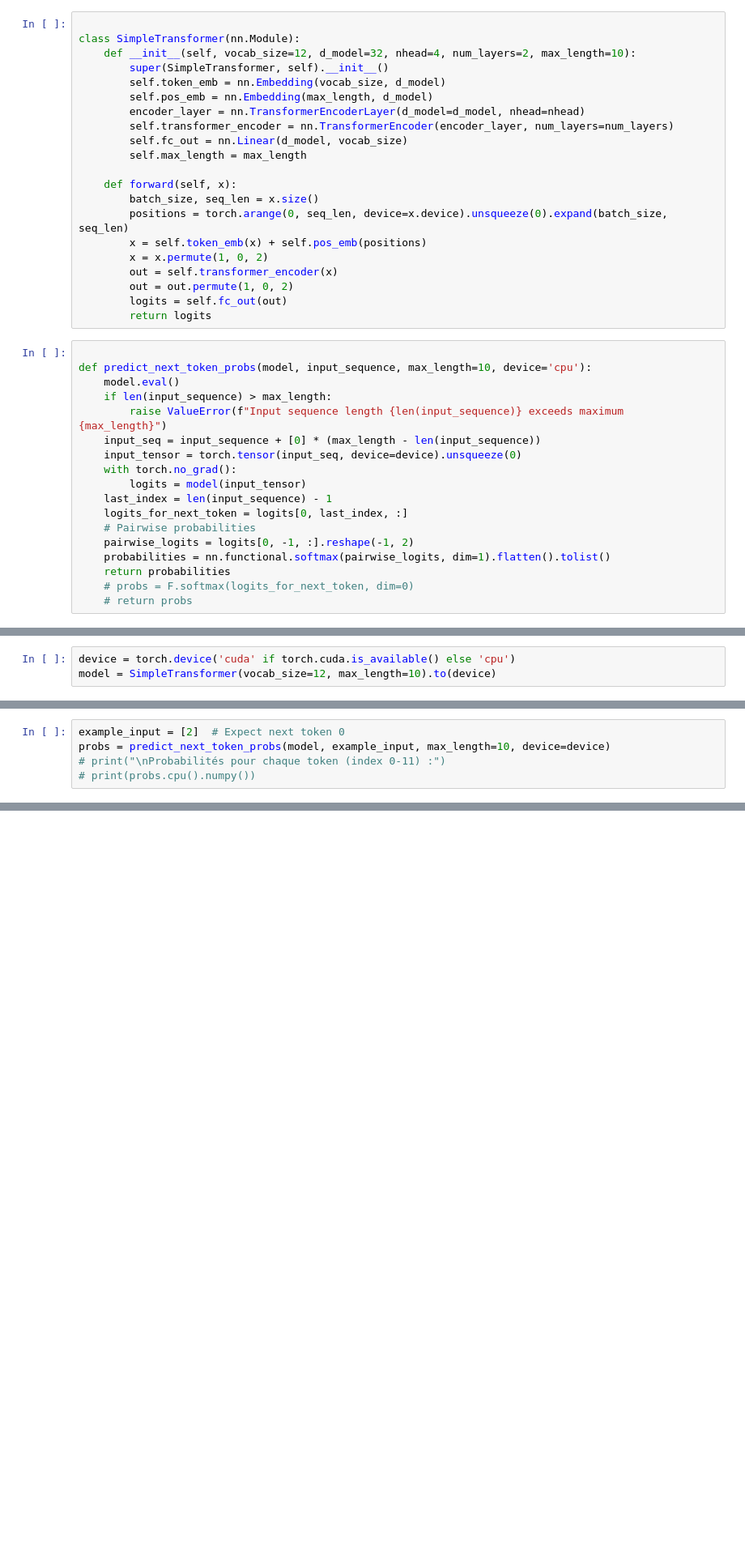
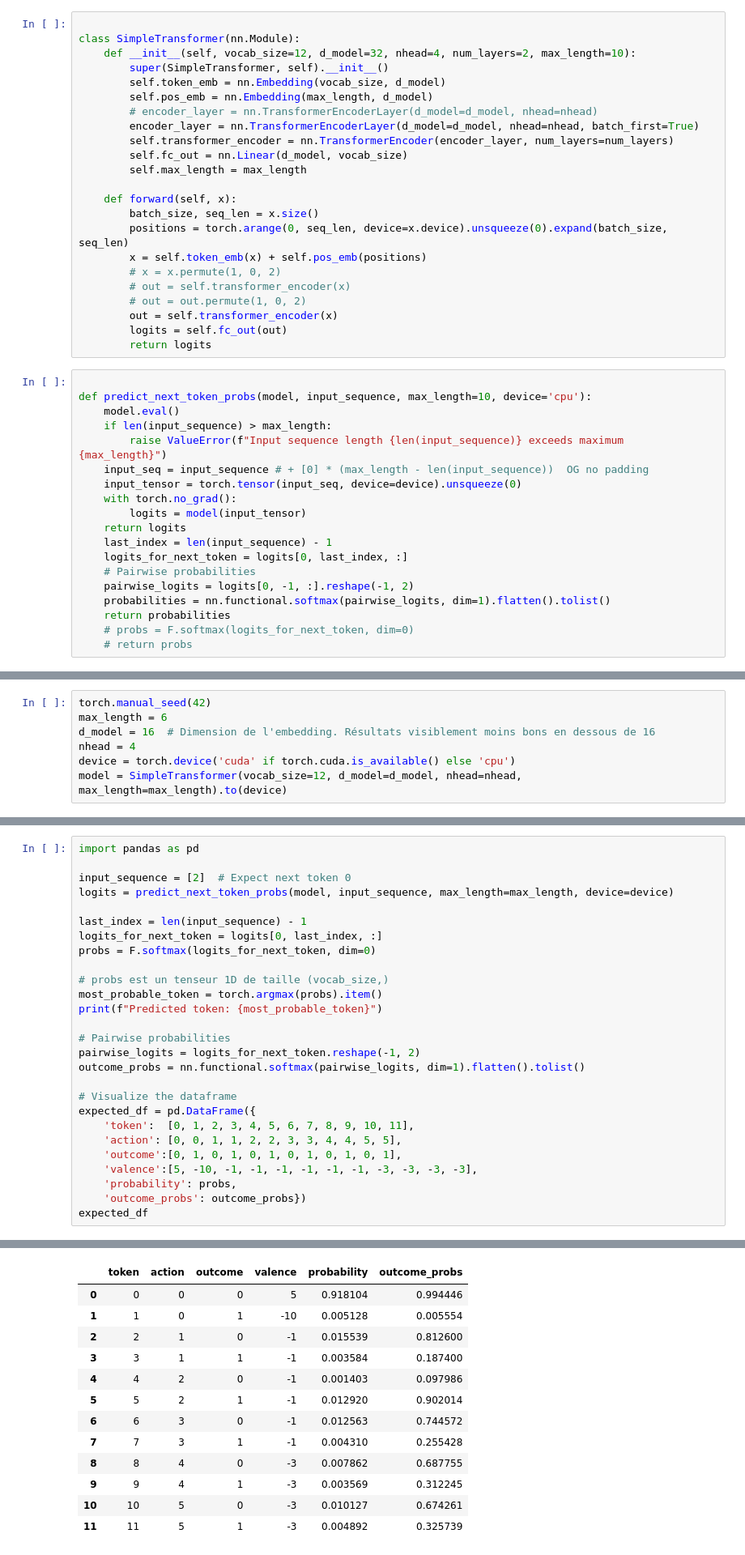
Before and after one commit to PEmarrel/Dpt_transformers, a Jupyter notebook: OG/6-transformer_next_token.ipynb, the cells around one changed output, grey strips where cells are left out. Shown at 81% size. Drawn from its saved outputs; the diff is of its cells as text; blank space fills up the shorter version.

```diff
--- a/OG/6-transformer_next_token.ipynb
+++ b/OG/6-transformer_next_token.ipynb
@@ -45,7 +47,8 @@ class SimpleTransformer(nn.Module):
         super(SimpleTransformer, self).__init__()
         self.token_emb = nn.Embedding(vocab_size, d_model)
         self.pos_emb = nn.Embedding(max_length, d_model)
-        encoder_layer = nn.TransformerEncoderLayer(d_model=d_model, nhead=nhead)
+        # encoder_layer = nn.TransformerEncoderLayer(d_model=d_model, nhead=nhead)
+        encoder_layer = nn.TransformerEncoderLayer(d_model=d_model, nhead=nhead, batch_first=True)
         self.transformer_encoder = nn.TransformerEncoder(encoder_layer, num_layers=num_layers)
         self.fc_out = nn.Linear(d_model, vocab_size)
         self.max_length = max_length
@@ -54,9 +57,10 @@ class SimpleTransformer(nn.Module):
         batch_size, seq_len = x.size()
         positions = torch.arange(0, seq_len, device=x.device).unsqueeze(0).expand(batch_size, seq_len)
         x = self.token_emb(x) + self.pos_emb(positions)
-        x = x.permute(1, 0, 2)
+        # x = x.permute(1, 0, 2)
+        # out = self.transformer_encoder(x)
+        # out = out.permute(1, 0, 2)
         out = self.transformer_encoder(x)
-        out = out.permute(1, 0, 2)
         logits = self.fc_out(out)
         return logits
 # %%
@@ -65,10 +69,11 @@ def predict_next_token_probs(model, input_sequence, max_length=10, device='cpu')
     model.eval()
     if len(input_sequence) > max_length:
         raise ValueError(f"Input sequence length {len(input_sequence)} exceeds maximum {max_length}")
-    input_seq = input_sequence + [0] * (max_length - len(input_sequence))
+    input_seq = input_sequence # + [0] * (max_length - len(input_sequence))  OG no padding
     input_tensor = torch.tensor(input_seq, device=device).unsqueeze(0)
     with torch.no_grad():
         logits = model(input_tensor)
+    return logits
     last_index = len(input_sequence) - 1
     logits_for_next_token = logits[0, last_index, :]
     # Pairwise probabilities
@@ -102,6 +118,10 @@ On instancie le modèle
 # %%
+torch.manual_seed(42)
+max_length = 6
+d_model = 16  # Dimension de l'embedding. Résultats visiblement moins bons en dessous de 16
+nhead = 4
 device = torch.device('cuda' if torch.cuda.is_available() else 'cpu')
-model = SimpleTransformer(vocab_size=12, max_length=10).to(device)
+model = SimpleTransformer(vocab_size=12, d_model=d_model, nhead=nhead, max_length=max_length).to(device)
 # %%
 for example_sequences in Training_sequences:
     print(example_sequences)
@@ -128,5 +150,28 @@ for example_sequences in Training_sequences:
 # %%
-example_input = [2]  # Expect next token 0
-probs = predict_next_token_probs(model, example_input, max_length=10, device=device)
-# print("\nProbabilités pour chaque token (index 0-11) :")
-# print(probs.cpu().numpy())
+import pandas as pd
+
+input_sequence = [2]  # Expect next token 0
+logits = predict_next_token_probs(model, input_sequence, max_length=max_length, device=device)
+
+last_index = len(input_sequence) - 1
+logits_for_next_token = logits[0, last_index, :]
+probs = F.softmax(logits_for_next_token, dim=0)
+
+# probs est un tenseur 1D de taille (vocab_size,)
+most_probable_token = torch.argmax(probs).item()
+print(f"Predicted token: {most_probable_token}")
+
+# Pairwise probabilities
+pairwise_logits = logits_for_next_token.reshape(-1, 2)
+outcome_probs = nn.functional.softmax(pairwise_logits, dim=1).flatten().tolist()
+
+# Visualize the dataframe
+expected_df = pd.DataFrame({
+    'token':  [0, 1, 2, 3, 4, 5, 6, 7, 8, 9, 10, 11],
+    'action': [0, 0, 1, 1, 2, 2, 3, 3, 4, 4, 5, 5],
+    'outcome':[0, 1, 0, 1, 0, 1, 0, 1, 0, 1, 0, 1],
+    'valence':[5, -10, -1, -1, -1, -1, -1, -1, -3, -3, -3, -3],
+    'probability': probs,
+    'outcome_probs': outcome_probs})
+expected_df
+# %% [output]
@@ -132,0 +179,13 @@ probs = predict_next_token_probs(model, example_input, max_length=10, device=dev
+|  | token | action | outcome | valence | probability | outcome_probs |
+| 0 | 0 | 0 | 0 | 5 | 0.918104 | 0.994446 |
+| 1 | 1 | 0 | 1 | -10 | 0.005128 | 0.005554 |
+| 2 | 2 | 1 | 0 | -1 | 0.015539 | 0.812600 |
+| 3 | 3 | 1 | 1 | -1 | 0.003584 | 0.187400 |
+| 4 | 4 | 2 | 0 | -1 | 0.001403 | 0.097986 |
+| 5 | 5 | 2 | 1 | -1 | 0.012920 | 0.902014 |
+| 6 | 6 | 3 | 0 | -1 | 0.012563 | 0.744572 |
+| 7 | 7 | 3 | 1 | -1 | 0.004310 | 0.255428 |
+| 8 | 8 | 4 | 0 | -3 | 0.007862 | 0.687755 |
+| 9 | 9 | 4 | 1 | -3 | 0.003569 | 0.312245 |
+| 10 | 10 | 5 | 0 | -3 | 0.010127 | 0.674261 |
+| 11 | 11 | 5 | 1 | -3 | 0.004892 | 0.325739 |
```
Also changed, not shown: parts of 20 cells of this notebook, 1 other file.
